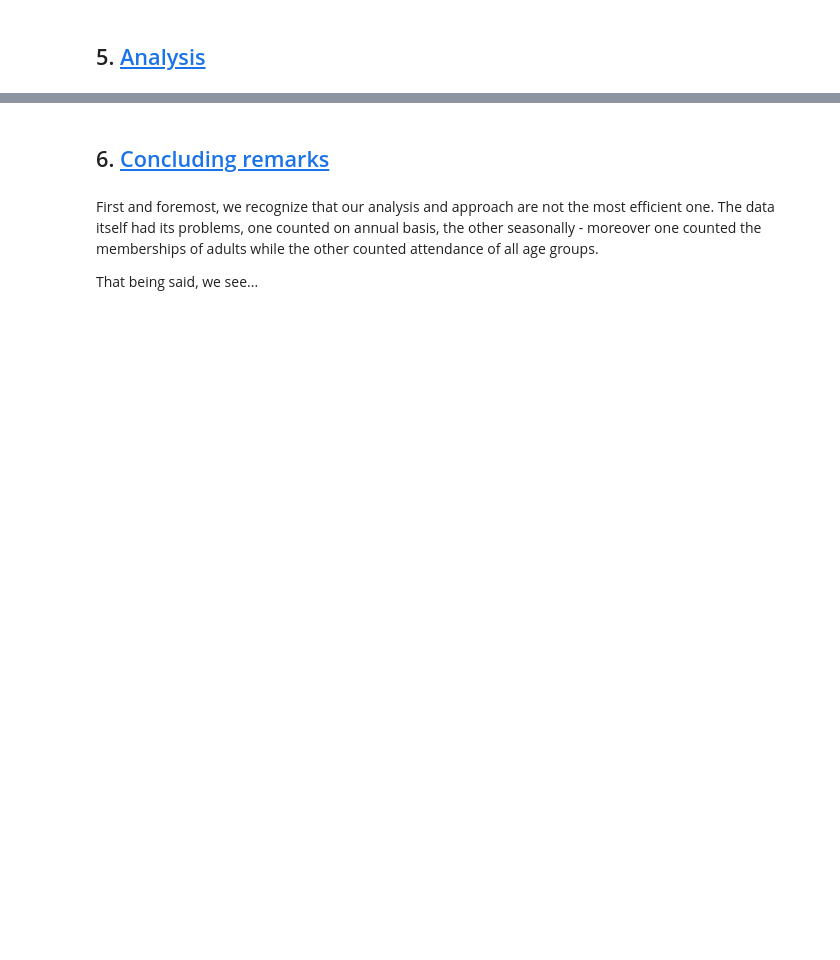
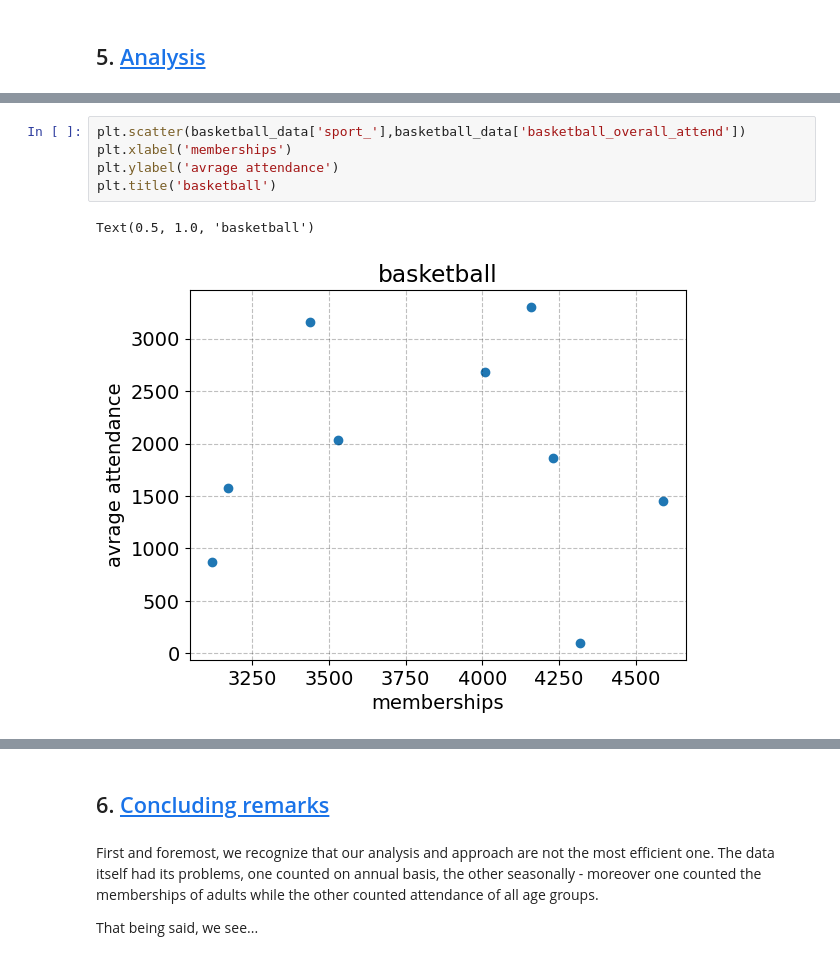
Before and after one commit to NumEconCopenhagen/projects-2024-Simon-C-og-Jens-H, a Jupyter notebook: dataproject/dataproject.ipynb, the cells around one changed output, grey strips where cells are left out. Cells and saved outputs as stored; diff of their text form; blank space fills up the shorter version.

```diff
--- a/dataproject/dataproject.ipynb
+++ b/dataproject/dataproject.ipynb
@@ -598,0 +688,8 @@ merged
+# %%
+plt.scatter(basketball_data['sport_'],basketball_data['basketball_overall_attend'])
+plt.xlabel('memberships')
+plt.ylabel('avrage attendance')
+plt.title('basketball')
+# %% [output]
+Text(0.5, 1.0, 'basketball')
+[figure, added]
```
Also changed, not shown: parts of 11 cells of this notebook.
